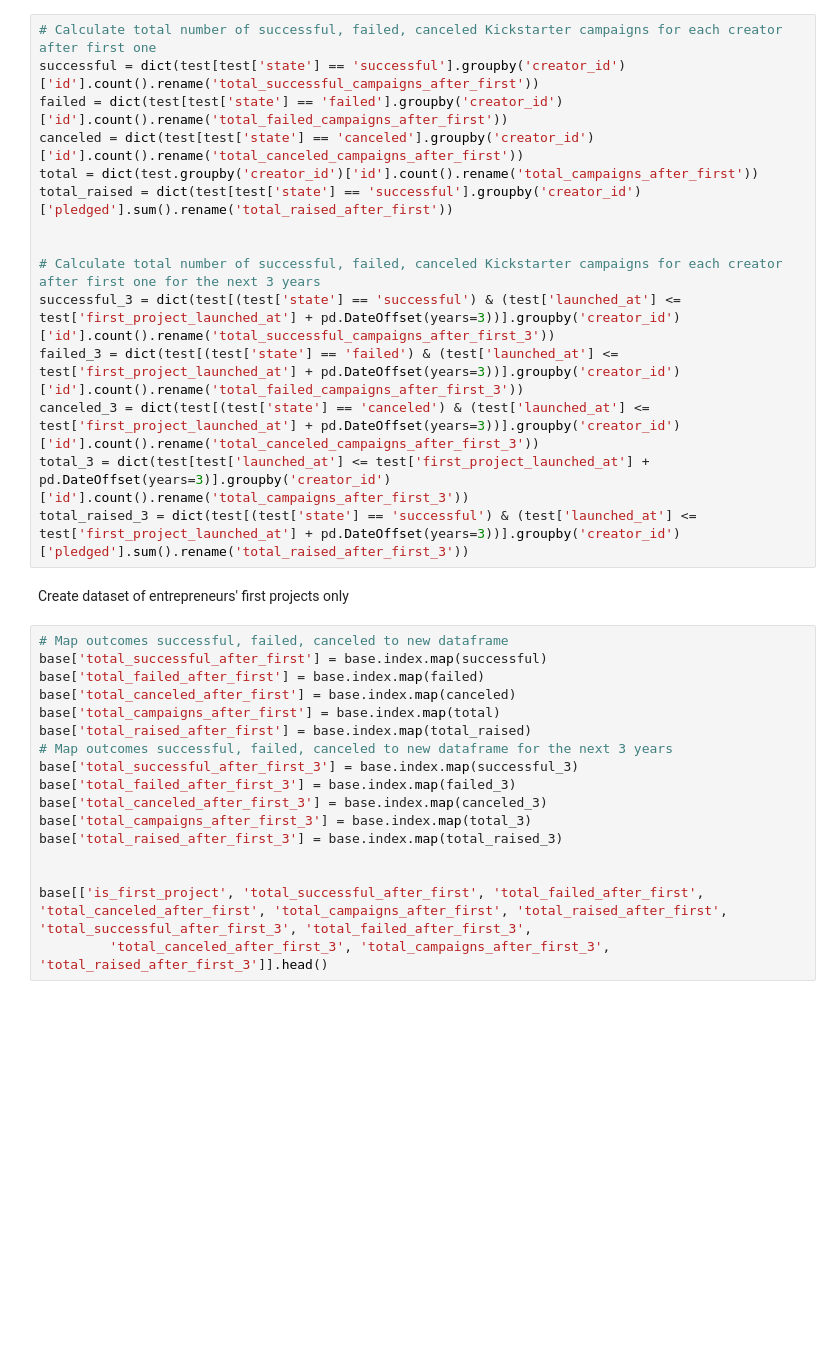
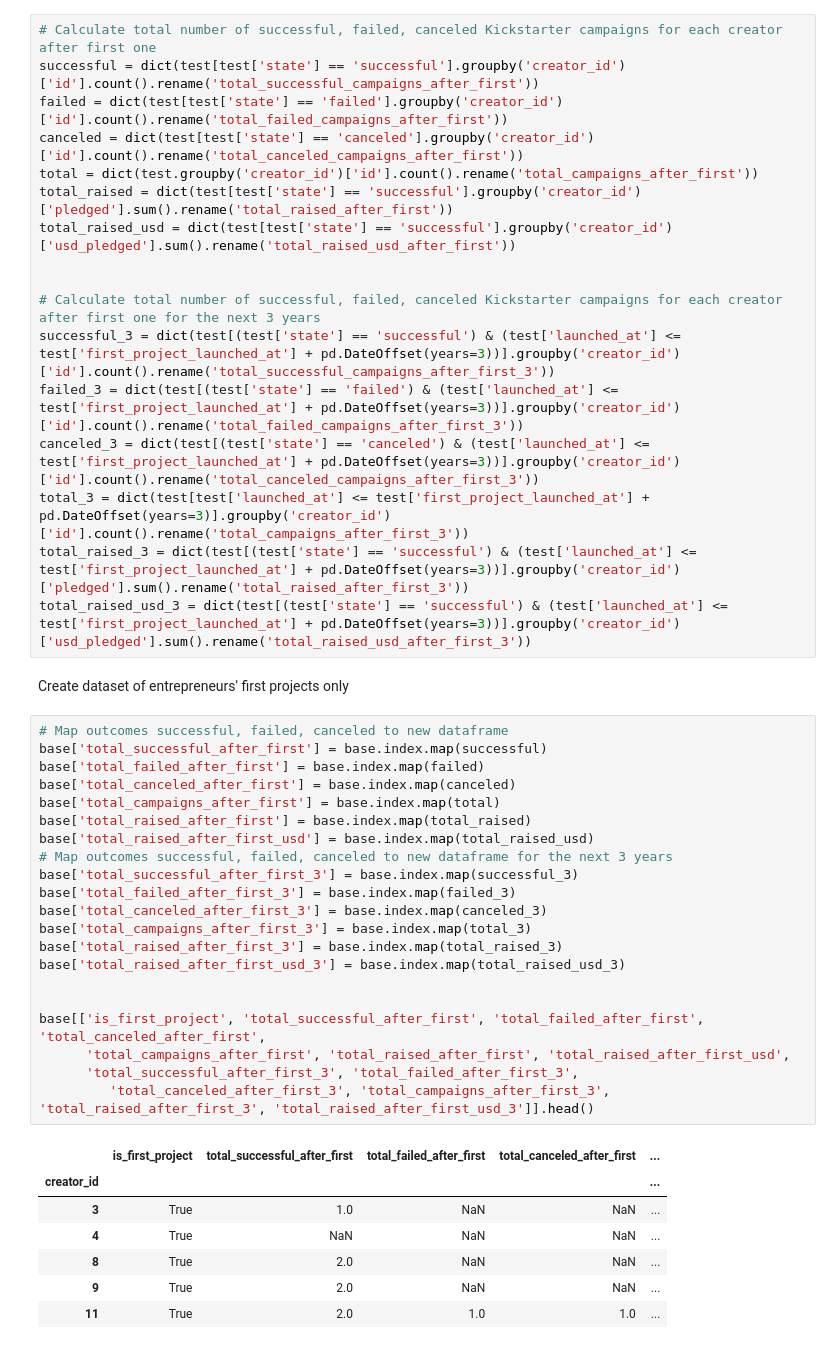
Before and after one commit to sahilpatil98/kickstarter-JMP, a Jupyter notebook: data-cleaning/cleaner.ipynb, the cells around one changed output. Drawn from its saved outputs; the diff is of its cells as text; blank space fills up the shorter version.

```diff
--- a/data-cleaning/cleaner.ipynb
+++ b/data-cleaning/cleaner.ipynb
@@ -109,6 +172,7 @@ failed = dict(test[test['state'] == 'failed'].groupby('creator_id')['id'].count(
 canceled = dict(test[test['state'] == 'canceled'].groupby('creator_id')['id'].count().rename('total_canceled_campaigns_after_first'))
 total = dict(test.groupby('creator_id')['id'].count().rename('total_campaigns_after_first'))
 total_raised = dict(test[test['state'] == 'successful'].groupby('creator_id')['pledged'].sum().rename('total_raised_after_first'))
+total_raised_usd = dict(test[test['state'] == 'successful'].groupby('creator_id')['usd_pledged'].sum().rename('total_raised_usd_after_first'))
 
 
 # Calculate total number of successful, failed, canceled Kickstarter campaigns for each creator after first one for the next 3 years
@@ -117,24 +181,37 @@ failed_3 = dict(test[(test['state'] == 'failed') & (test['launched_at'] <= test[
 canceled_3 = dict(test[(test['state'] == 'canceled') & (test['launched_at'] <= test['first_project_launched_at'] + pd.DateOffset(years=3))].groupby('creator_id')['id'].count().rename('total_canceled_campaigns_after_first_3'))
 total_3 = dict(test[test['launched_at'] <= test['first_project_launched_at'] + pd.DateOffset(years=3)].groupby('creator_id')['id'].count().rename('total_campaigns_after_first_3'))
 total_raised_3 = dict(test[(test['state'] == 'successful') & (test['launched_at'] <= test['first_project_launched_at'] + pd.DateOffset(years=3))].groupby('creator_id')['pledged'].sum().rename('total_raised_after_first_3'))
+total_raised_usd_3 = dict(test[(test['state'] == 'successful') & (test['launched_at'] <= test['first_project_launched_at'] + pd.DateOffset(years=3))].groupby('creator_id')['usd_pledged'].sum().rename('total_raised_usd_after_first_3'))
 # %% [markdown]
 Create dataset of entrepreneurs' first projects only
 # %%
 # Map outcomes successful, failed, canceled to new dataframe
 base['total_successful_after_first'] = base.index.map(successful)
 base['total_failed_after_first'] = base.index.map(failed)
 base['total_canceled_after_first'] = base.index.map(canceled)
 base['total_campaigns_after_first'] = base.index.map(total)
 base['total_raised_after_first'] = base.index.map(total_raised)
+base['total_raised_after_first_usd'] = base.index.map(total_raised_usd)
 # Map outcomes successful, failed, canceled to new dataframe for the next 3 years
 base['total_successful_after_first_3'] = base.index.map(successful_3)
 base['total_failed_after_first_3'] = base.index.map(failed_3)
 base['total_canceled_after_first_3'] = base.index.map(canceled_3)
 base['total_campaigns_after_first_3'] = base.index.map(total_3)
 base['total_raised_after_first_3'] = base.index.map(total_raised_3)
+base['total_raised_after_first_usd_3'] = base.index.map(total_raised_usd_3)
 
 
-base[['is_first_project', 'total_successful_after_first', 'total_failed_after_first', 'total_canceled_after_first', 'total_campaigns_after_first', 'total_raised_after_first', 'total_successful_after_first_3', 'total_failed_after_first_3',
-         'total_canceled_after_first_3', 'total_campaigns_after_first_3', 'total_raised_after_first_3']].head()
+base[['is_first_project', 'total_successful_after_first', 'total_failed_after_first', 'total_canceled_after_first',
+      'total_campaigns_after_first', 'total_raised_after_first', 'total_raised_after_first_usd',
+      'total_successful_after_first_3', 'total_failed_after_first_3',
+         'total_canceled_after_first_3', 'total_campaigns_after_first_3', 'total_raised_after_first_3', 'total_raised_after_first_usd_3']].head()
+# %% [output]
+|  | is_first_project | total_successful_after_first | total_failed_after_first | total_canceled_after_first | ... |
+| creator_id |  |  |  |  | ... |
+| 3 | True | 1.0 | NaN | NaN | ... |
+| 4 | True | NaN | NaN | NaN | ... |
+| 8 | True | 2.0 | NaN | NaN | ... |
+| 9 | True | 2.0 | NaN | NaN | ... |
+| 11 | True | 2.0 | 1.0 | 1.0 | ... |
 # %%
 # Dump created dataframe to json
```
Also changed, not shown: parts of 12 cells of this notebook.
